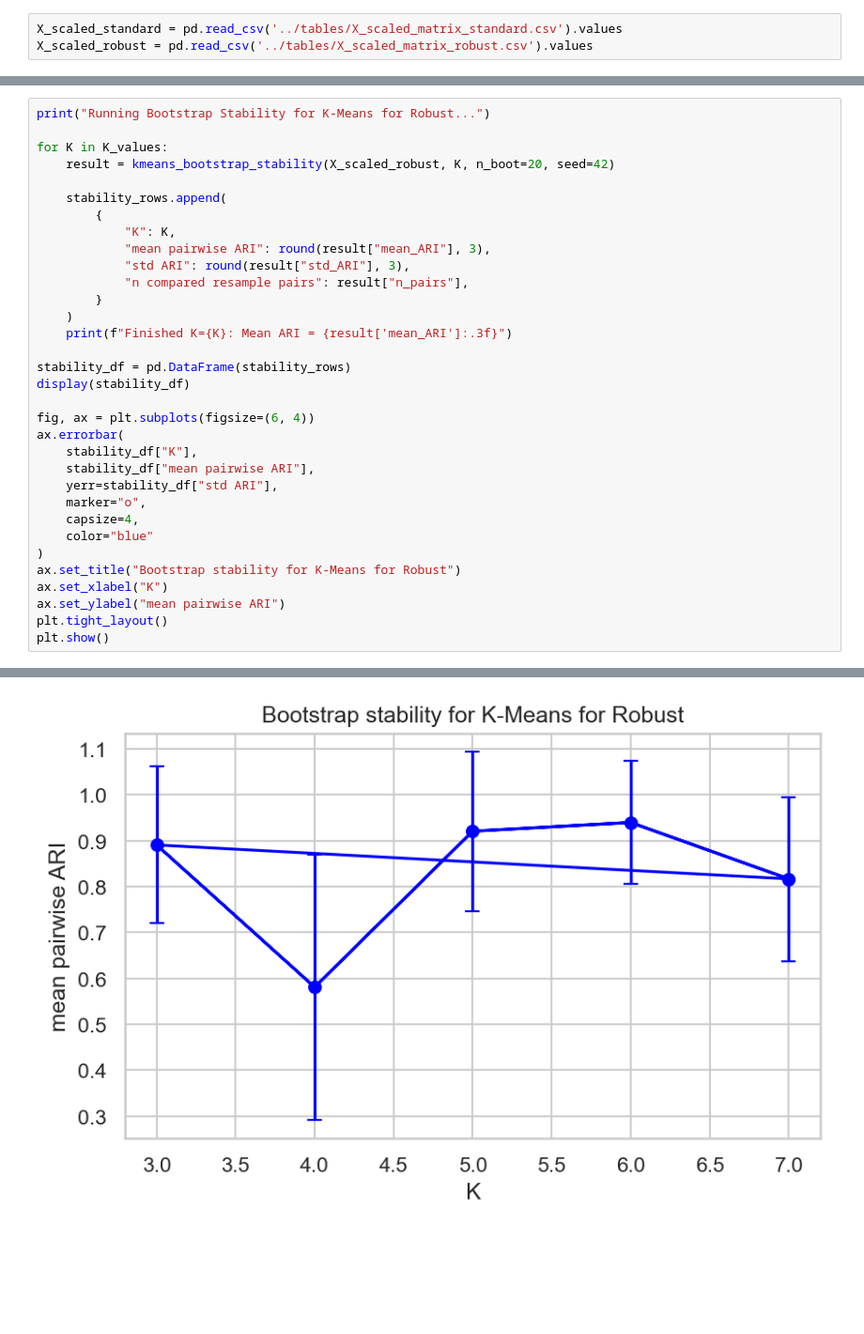
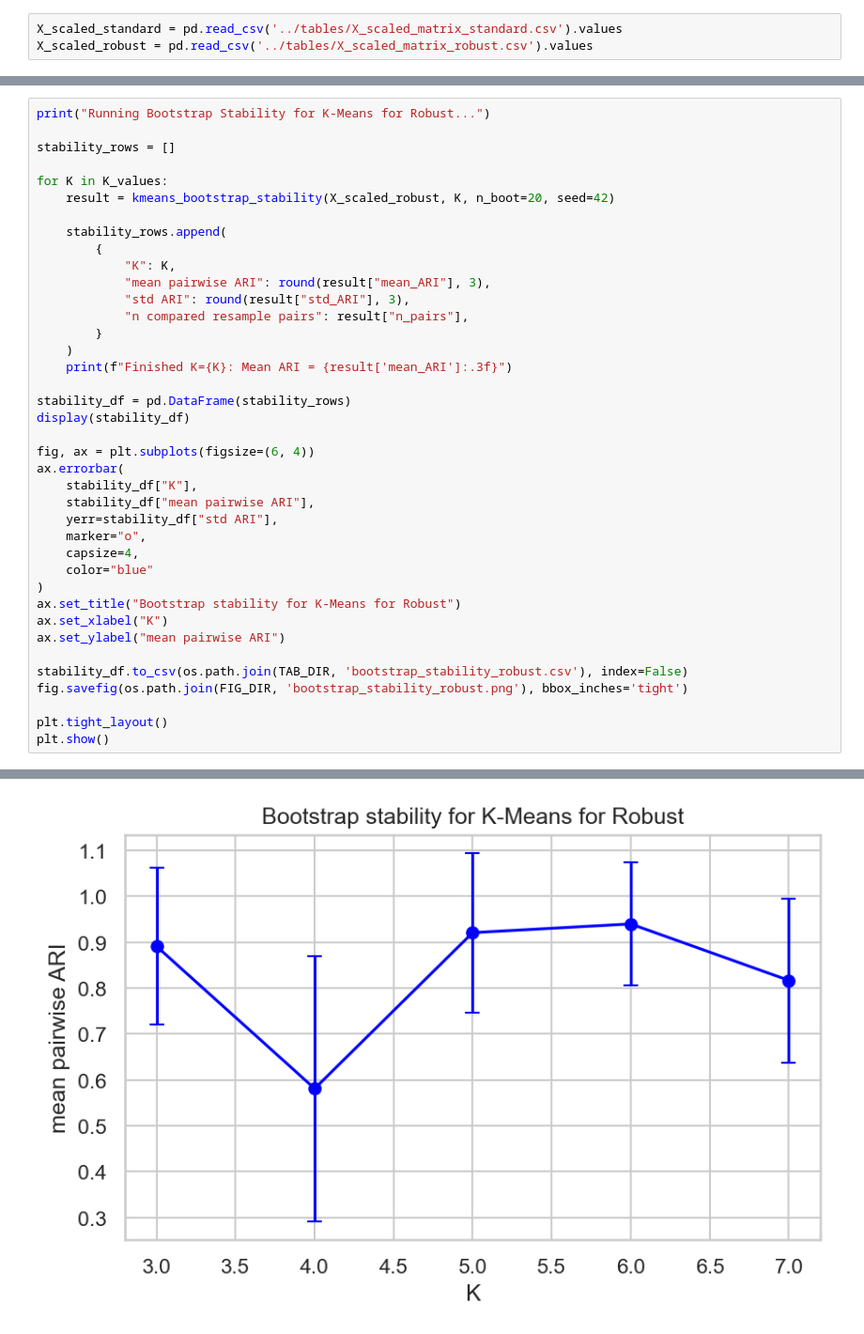
Before and after one commit to AfonsoCSimoes/UnsupervisedLearning-Project, a Jupyter notebook: notebooks/03_baseline_runs.ipynb, the cells around one changed output, grey strips where cells are left out. Shown at 94% size. Saved outputs shown, nothing was run; the diff lists cells and outputs as text; blank space fills up the shorter version.

```diff
--- a/notebooks/03_baseline_runs.ipynb
+++ b/notebooks/03_baseline_runs.ipynb
@@ -163,6 +183,8 @@ Finished K=7: Mean ARI = 0.817
 [figure]
 # %%
 print("Running Bootstrap Stability for K-Means for Robust...")
+
+stability_rows = []
 
 for K in K_values:
     result = kmeans_bootstrap_stability(X_scaled_robust, K, n_boot=20, seed=42)
@@ -192,6 +214,10 @@ ax.errorbar(
 ax.set_title("Bootstrap stability for K-Means for Robust")
 ax.set_xlabel("K")
 ax.set_ylabel("mean pairwise ARI")
+
+stability_df.to_csv(os.path.join(TAB_DIR, 'bootstrap_stability_robust.csv'), index=False)
+fig.savefig(os.path.join(FIG_DIR, 'bootstrap_stability_robust.png'), bbox_inches='tight')
+
 plt.tight_layout()
 plt.show()
 # %% [output]
@@ -215 +236 @@ Finished K=7: Mean ARI = 0.817
-[figure, old version]
+[figure, new version]
```
Also changed, not shown: parts of 10 cells of this notebook, 20 other files.
